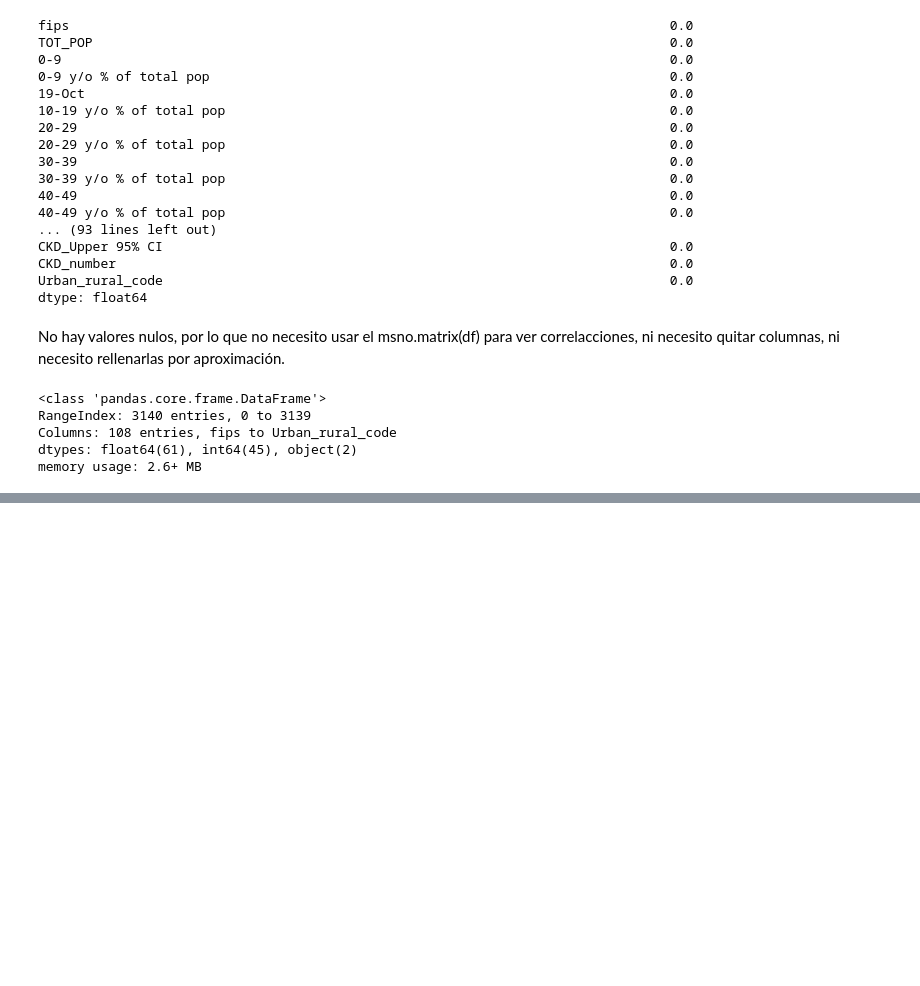
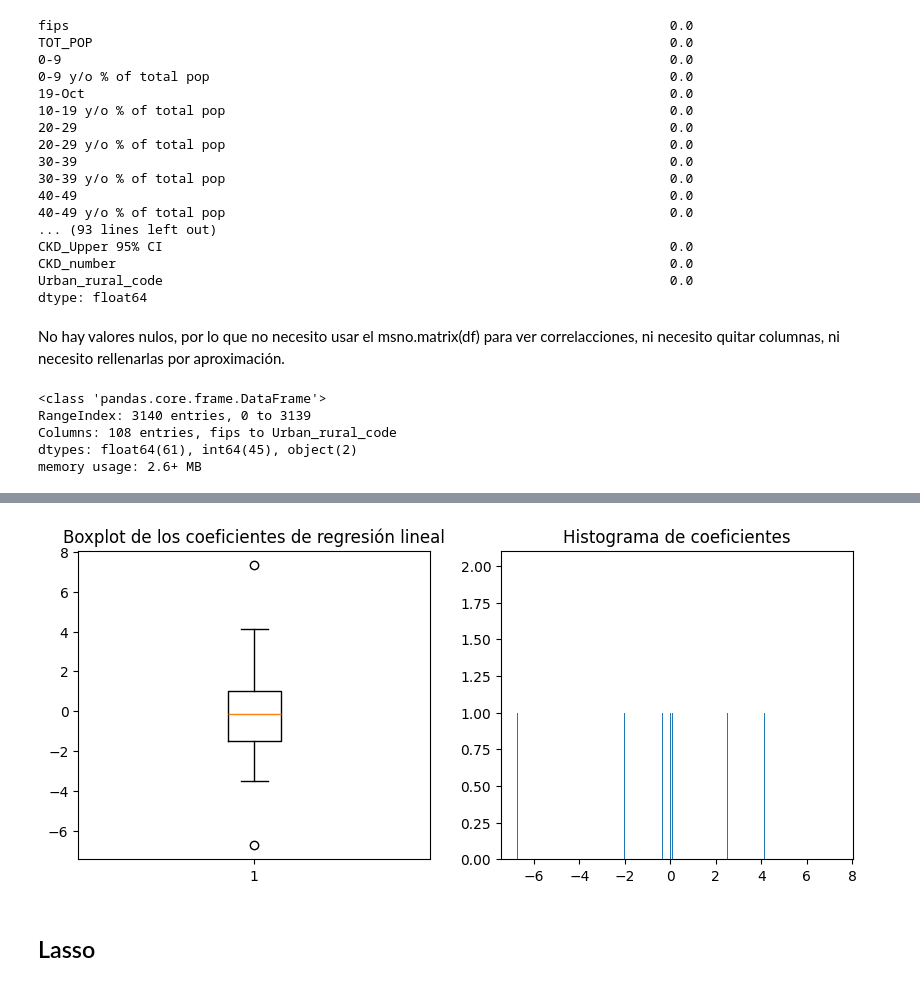
Before and after one commit to 4GeeksAcademy/Regularized-linear-regression_Marina, a Jupyter notebook: src/explore.ipynb, the cells around one changed output, grey strips where cells are left out. Saved outputs shown, nothing was run; the diff lists cells and outputs as text; code cells hidden in the pictures; blank space fills up the shorter version.

```diff
--- a/src/explore.ipynb
+++ b/src/explore.ipynb
@@ -160,0 +189,14 @@ plt.show()
+# %%
+X = df2.drop(['Heart disease_prevalence'], axis=1)
+y = df2['Heart disease_prevalence']
+
+# Formamos los conjuntos de entrenamiento y de testeo
+X_train, X_test, y_train, y_test = train_test_split(X, y, test_size=0.2, random_state=0)
+# %%
+scaler = StandardScaler()
+X_train_scaled = scaler.fit_transform(X_train)
+X_test_scaled = scaler.transform(X_test)
+# %%
+m_lineal = LinearRegression().fit(X_train_scaled, y_train)
+yhat_train = m_lineal.predict(X_train_scaled)
+yhat_test = m_lineal.predict(X_test_scaled)
@@ -160,0 +222,13 @@ plt.show()
+# %%
+plt.figure(figsize=(10, 4))
+plt.subplot(1, 2, 1)
+plt.boxplot(m_lineal.coef_)
+plt.title('Boxplot de los coeficientes de regresión lineal')
+plt.subplot(1, 2, 2)
+plt.hist(m_lineal.coef_,500)
+plt.title('Histograma de coeficientes')
+plt.show()
+# %% [output]
+[figure, added]
+# %% [markdown]
+## Lasso
```
Also changed, not shown: parts of 37 cells of this notebook.
